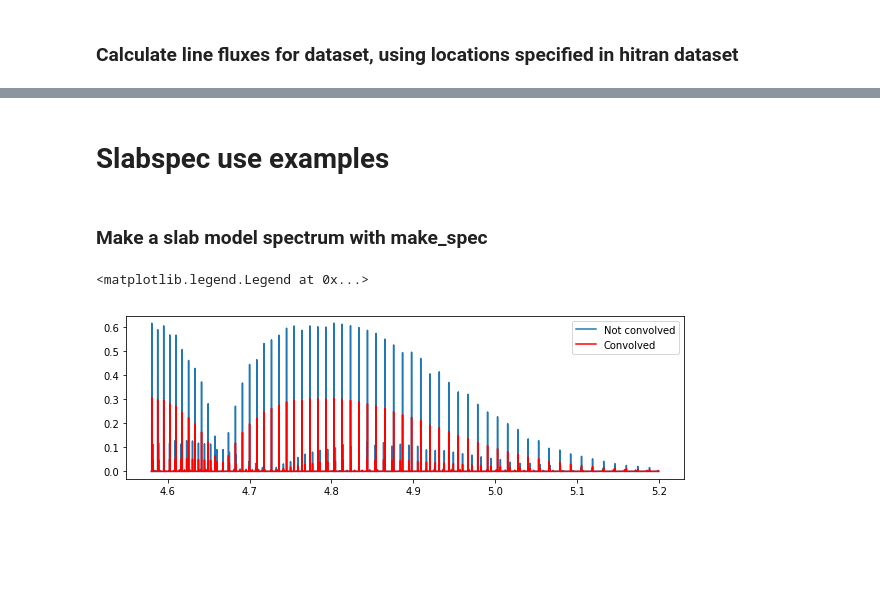
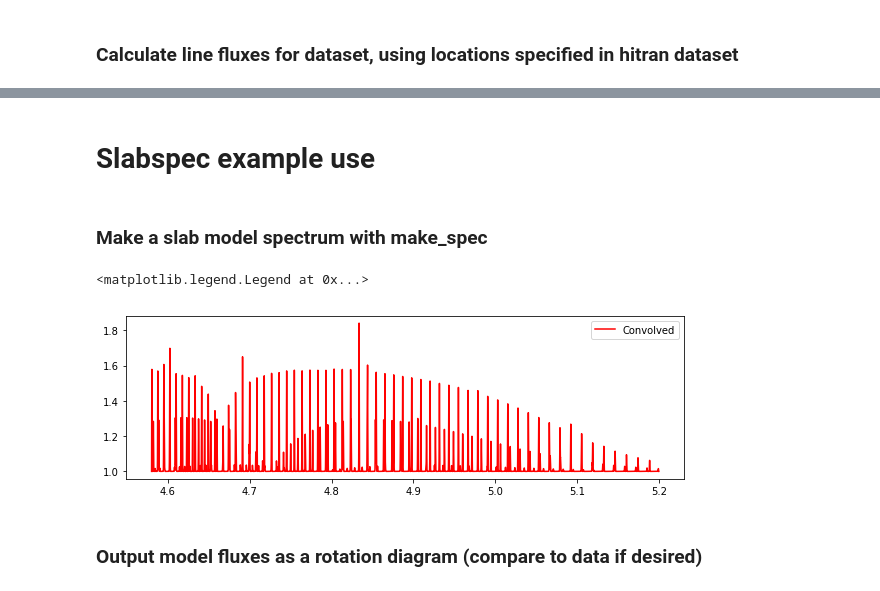
Before and after one commit to csalyk/spectools_ir, a Jupyter notebook: docs/example.ipynb, the cells around one changed output, grey strips where cells are left out. Drawn from its saved outputs; the diff is of its cells as text; code cells hidden in the pictures; blank space fills up the shorter version.

```diff
--- a/docs/example.ipynb
+++ b/docs/example.ipynb
@@ -108,16 +108,18 @@ Text(0, 0.5, 'ln(F/(gA$\\tilde{\\nu}$))')
 # %% [markdown]
-# Slabspec use examples
+# Slabspec example use
 # %% [markdown]
 ### Make a slab model spectrum with make_spec
 # %%
 au=1.5e11
-model_data=make_spec('CO',1e21,1000,np.pi*(0.1*au)**2., wmin=4.58,wmax=5.2,convol_fwhm=3.,d_pc=140.,res=1e-5)
+model_output=make_spec('CO',1e22,1000,np.pi*(0.3*au)**2., wmin=4.58,wmax=5.2,convol_fwhm=30.,d_pc=140.,res=1e-5)
 # %%
 fig=plt.figure(figsize=(10,3))
 ax1=fig.add_subplot(111)
-ax1.plot(model_data['spectrum']['wave'],model_data['spectrum']['flux'],label='Not convolved')
-ax1.plot(model_data['spectrum']['wave'],model_data['spectrum']['convolflux'],'r',label='Convolved')
+#ax1.plot(model_output['spectrum']['wave'],model_output['spectrum']['flux']+1,label='Not convolved')
+ax1.plot(model_output['spectrum']['wave'],model_output['spectrum']['convolflux']+1,'r',label='Convolved')
 ax1.legend()
 # %% [output]
 <matplotlib.legend.Legend at 0x...>
-[figure, old version]
+[figure, new version]
+# %% [markdown]
+### Output model fluxes as a rotation diagram (compare to data if desired)
```
Also changed, not shown: parts of 9 cells of this notebook, 7 other files.
